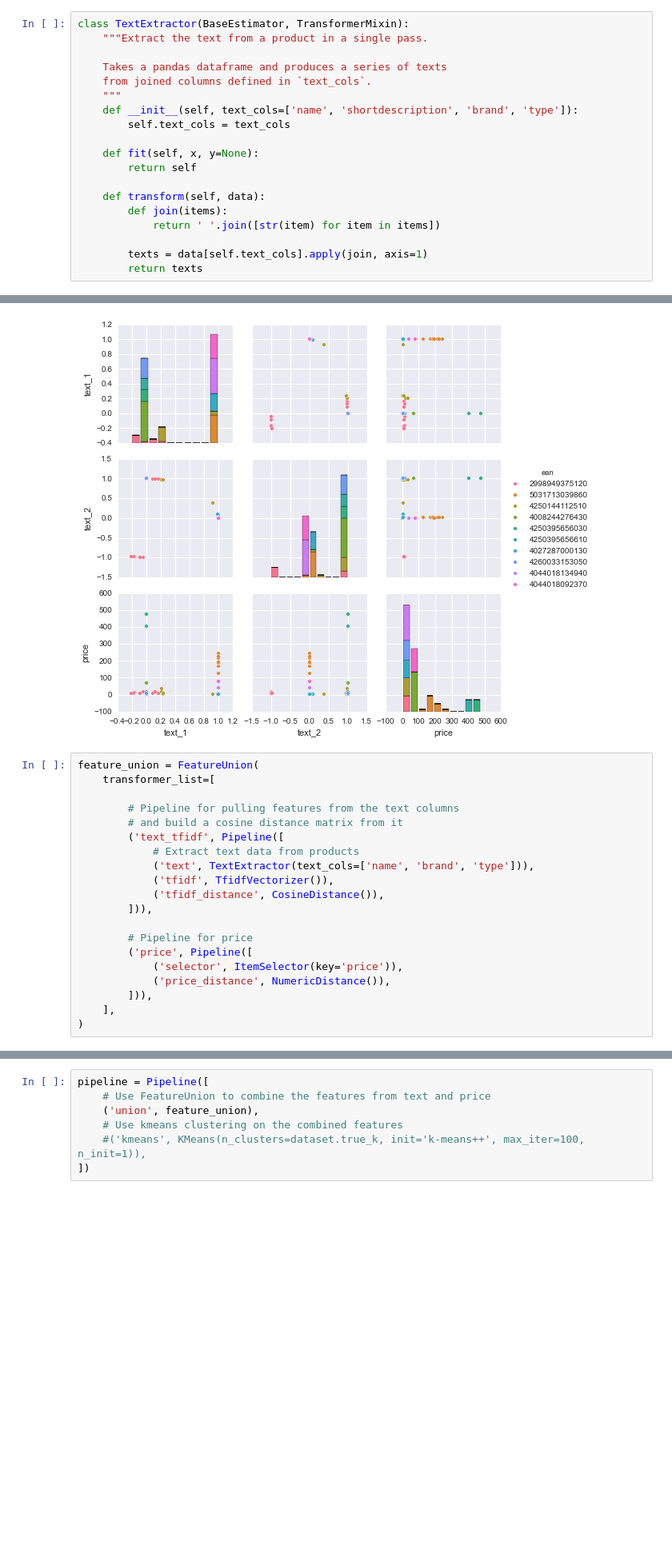
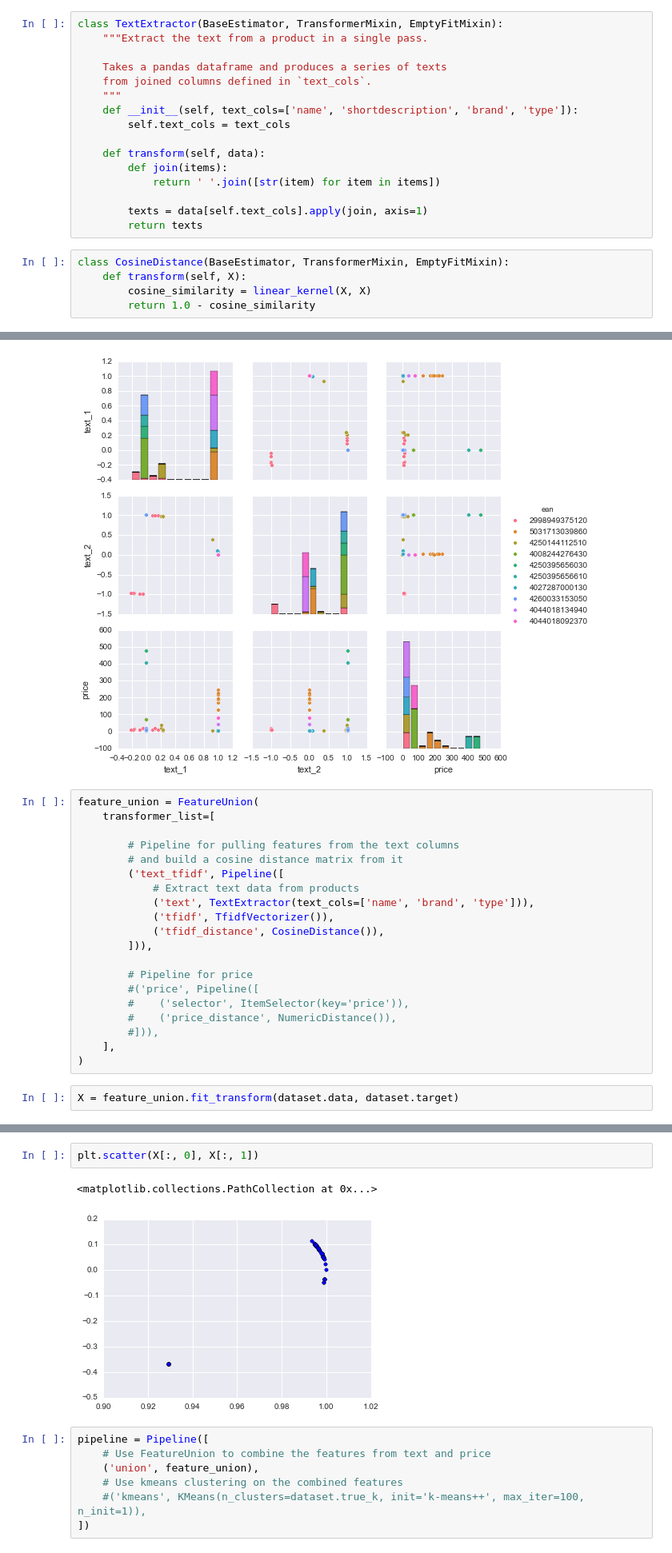
Before and after one commit to ephes/price_comparison, a Jupyter notebook: parse_csv.ipynb, the cells around one changed output, grey strips where cells are left out. Shown at 80% size. Drawn from its saved outputs; the diff is of its cells as text; blank space fills up the shorter version.

```diff
--- a/parse_csv.ipynb
+++ b/parse_csv.ipynb
@@ -111,7 +118,7 @@ class ItemSelector(BaseEstimator, TransformerMixin):
         values = np.array(df[self.key])
         return values.reshape(values.shape[0], 1)
 # %%
-class TextExtractor(BaseEstimator, TransformerMixin):
+class TextExtractor(BaseEstimator, TransformerMixin, EmptyFitMixin):
     """Extract the text from a product in a single pass.
 
     Takes a pandas dataframe and produces a series of texts
@@ -120,12 +127,14 @@ class TextExtractor(BaseEstimator, TransformerMixin):
     def __init__(self, text_cols=['name', 'shortdescription', 'brand', 'type']):
         self.text_cols = text_cols
 
-    def fit(self, x, y=None):
-        return self
-
     def transform(self, data):
         def join(items):
             return ' '.join([str(item) for item in items])
 
         texts = data[self.text_cols].apply(join, axis=1)
         return texts
+# %%
+class CosineDistance(BaseEstimator, TransformerMixin, EmptyFitMixin):
+    def transform(self, X):
+        cosine_similarity = linear_kernel(X, X)
+        return 1.0 - cosine_similarity
@@ -178,9 +191,11 @@ feature_union = FeatureUnion(
         ])),
 
         # Pipeline for price
-        ('price', Pipeline([
-            ('selector', ItemSelector(key='price')),
-            ('price_distance', NumericDistance()),
-        ])),
+        #('price', Pipeline([
+        #    ('selector', ItemSelector(key='price')),
+        #    ('price_distance', NumericDistance()),
+        #])),
     ],
 )
+# %%
+X = feature_union.fit_transform(dataset.data, dataset.target)
@@ -187,3 +285,8 @@ feature_union = FeatureUnion(
+# %%
+plt.scatter(X[:, 0], X[:, 1])
+# %% [output]
+<matplotlib.collections.PathCollection at 0x...>
+[figure, added]
 # %%
 pipeline = Pipeline([
     # Use FeatureUnion to combine the features from text and price
```
Also changed, not shown: parts of 23 cells of this notebook.
